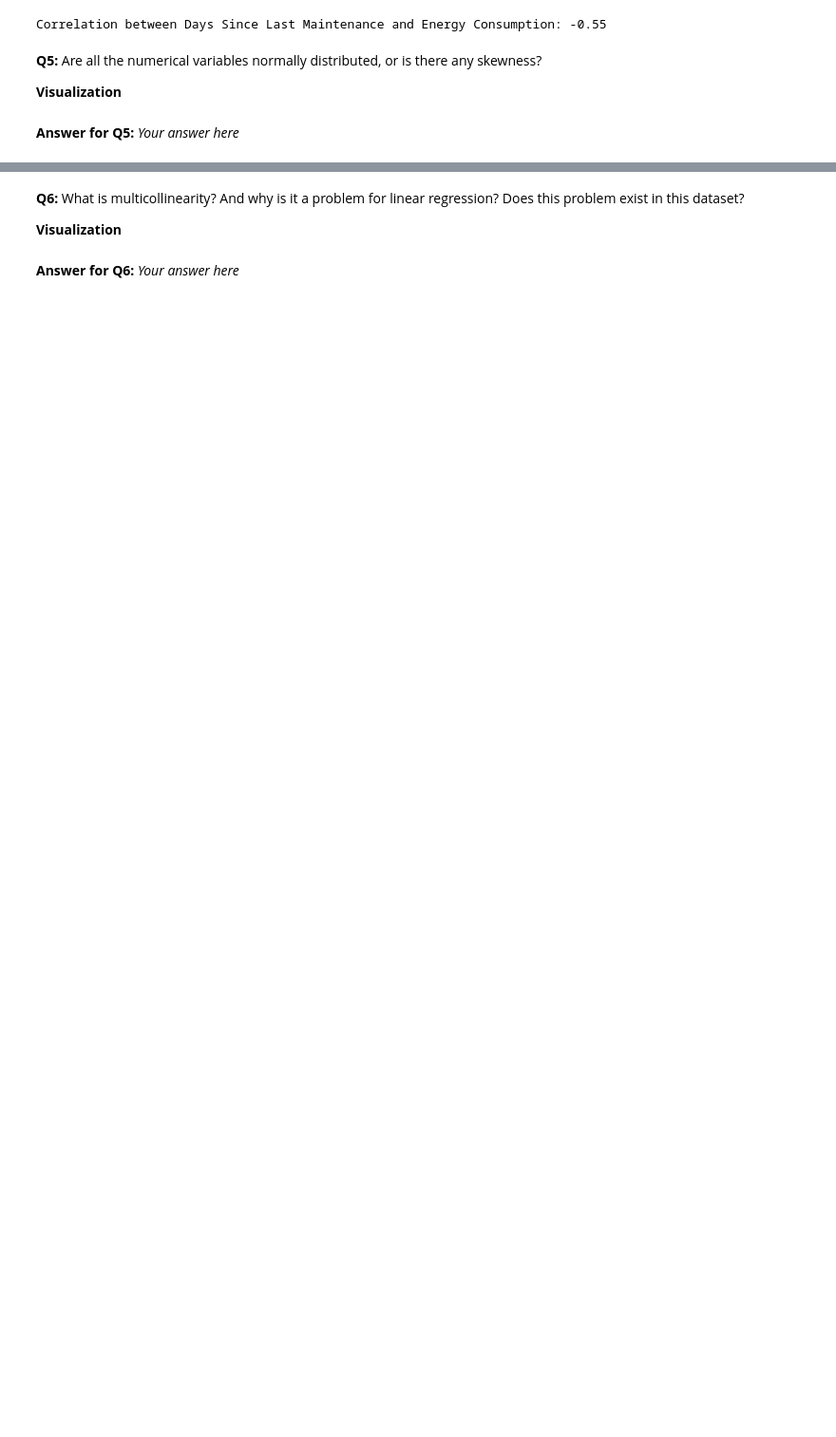
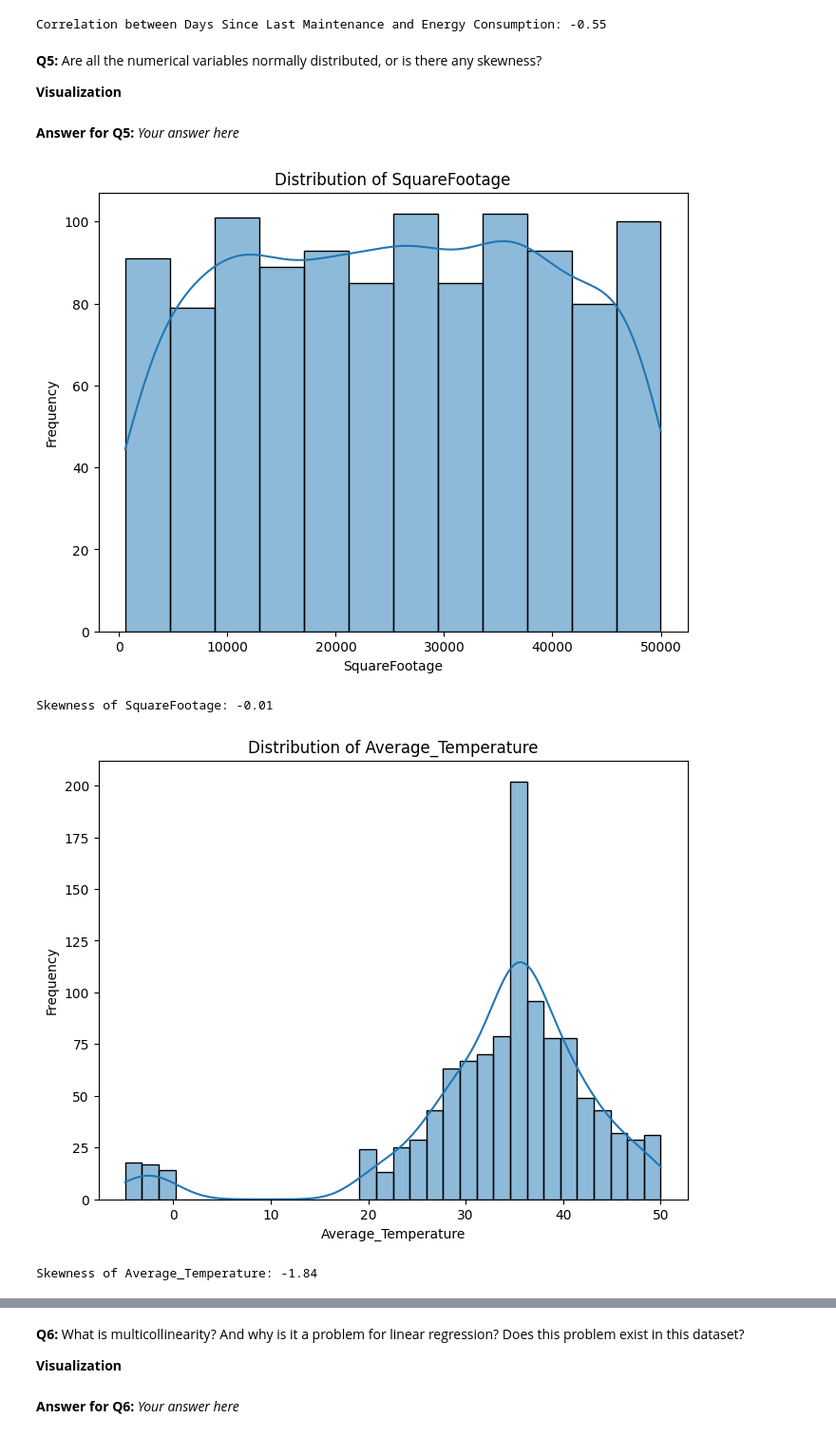
Before and after one commit to jelzarka04-arch/jasDM, a Jupyter notebook: Regression_Mini-Project.ipynb, the cells around one changed output, grey strips where cells are left out. Shown: that part at 95% size. Saved outputs shown, nothing was run; the diff lists cells and outputs as text; code cells hidden in the pictures; blank space fills up the shorter version.

```diff
--- a/Regression_Mini-Project.ipynb
+++ b/Regression_Mini-Project.ipynb
@@ -530,3 +543,21 @@ Correlation between Days Since Last Maintenance and Energy Consumption: -0.55
 **Visualization**
 # %% [markdown]
 **Answer for Q5:** _Your answer here_
+# %%
+numerical_cols = ['SquareFootage', 'Average_Temperature', 'Days_Since_Last_Maintenance', 'Energy_Consumption_numeric']
+
+for col in numerical_cols:
+    plt.figure(figsize=(8, 6))
+    sns.histplot(df[col], kde=True)
+    plt.xlabel(col)
+    plt.ylabel("Frequency")
+    plt.title(f"Distribution of {col}")
+    plt.show()
+
+    skewness = df[col].skew()
+    print(f"Skewness of {col}: {skewness:.2f}\n")
+# %% [output]
+[figure, added]
+Skewness of SquareFootage: -0.01
+[figure, added]
+Skewness of Average_Temperature: -1.84
```
Also changed, not shown: parts of 3 cells of this notebook.
